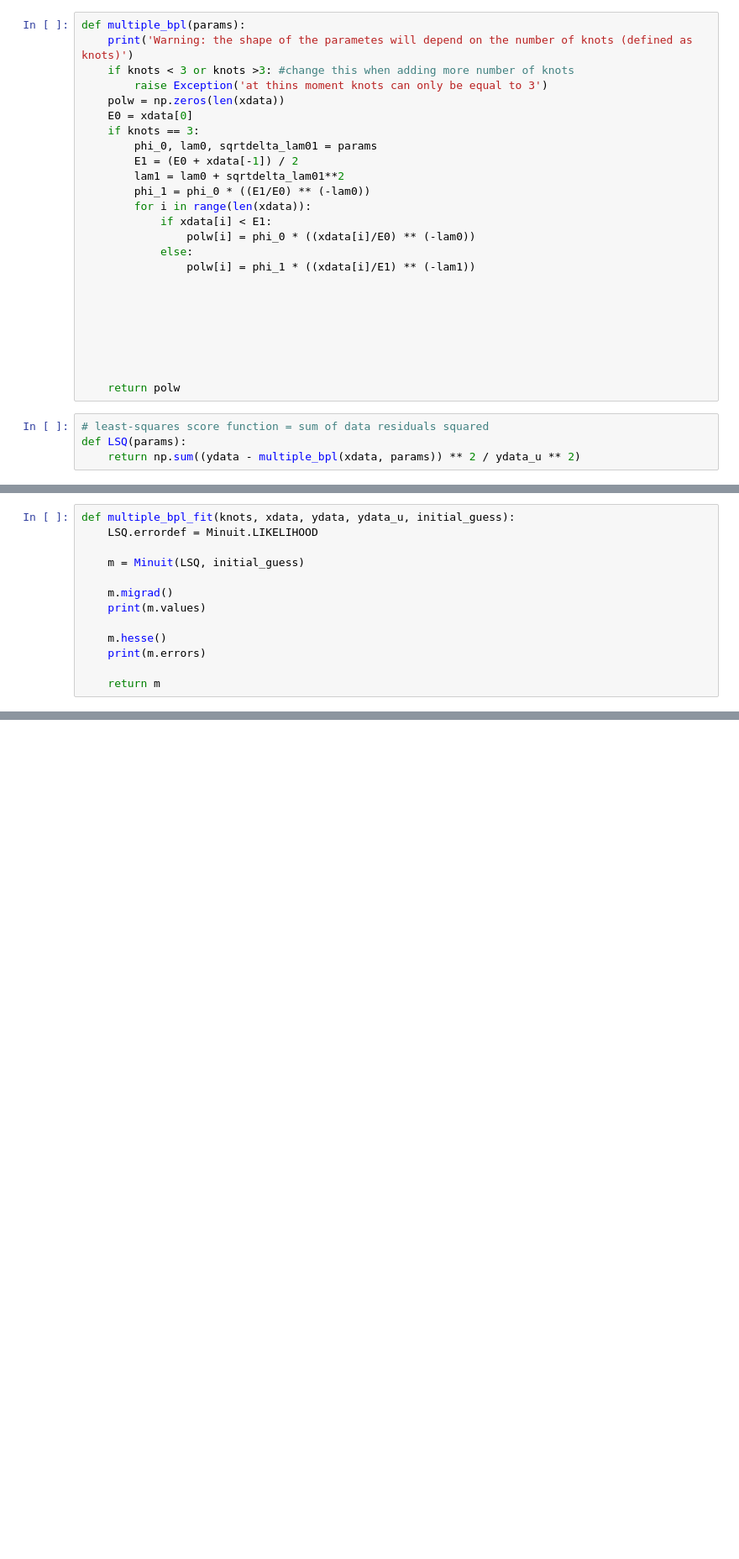
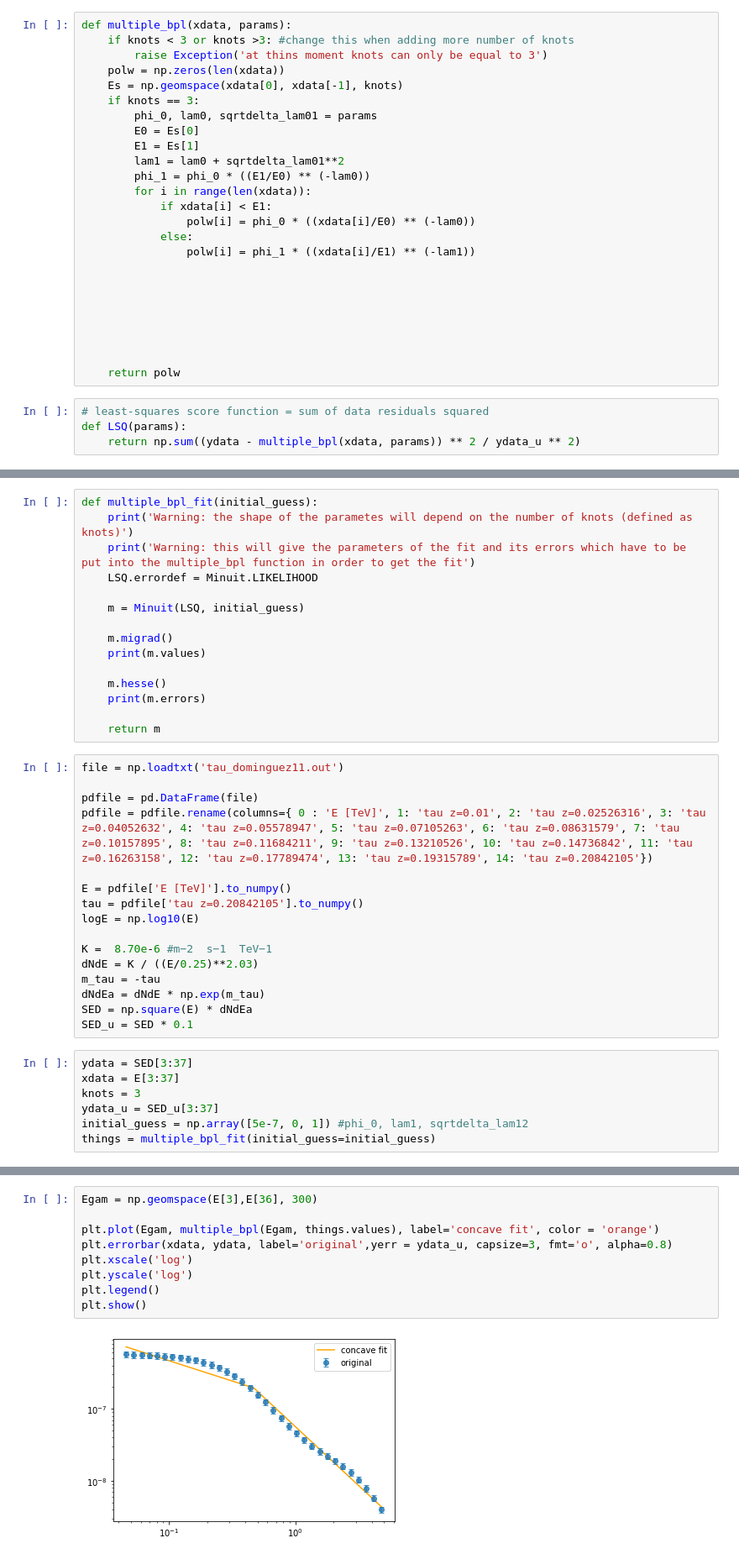
Before and after one commit to R-Grau/EBLpy, a Jupyter notebook: Multiple_Broken_power_law.ipynb, the cells around one changed output, grey strips where cells are left out. Shown: that part at 84% size. Cells and saved outputs as stored; diff of their text form; blank space fills up the shorter version.

Commit message:
Fixed mistakes and added a test
Will add knots = 4 and knots = 5 soon

```diff
--- a/Multiple_Broken_power_law.ipynb
+++ b/Multiple_Broken_power_law.ipynb
@@ -50,15 +50,15 @@ In this case we will define the multiple broken power law, but as it depends on
 # %% [markdown]
 from now on the position of the knots will not be a free parameter anymore in order to make the convergence of the fit easier
 # %%
-def multiple_bpl(params):
-    print('Warning: the shape of the parametes will depend on the number of knots (defined as knots)')
+def multiple_bpl(xdata, params):
     if knots < 3 or knots >3: #change this when adding more number of knots
         raise Exception('at thins moment knots can only be equal to 3')
     polw = np.zeros(len(xdata))
-    E0 = xdata[0]
+    Es = np.geomspace(xdata[0], xdata[-1], knots)
     if knots == 3:
         phi_0, lam0, sqrtdelta_lam01 = params
-        E1 = (E0 + xdata[-1]) / 2
+        E0 = Es[0]
+        E1 = Es[1]
         lam1 = lam0 + sqrtdelta_lam01**2
         phi_1 = phi_0 * ((E1/E0) ** (-lam0))
         for i in range(len(xdata)):
@@ -81,5 +83,7 @@ def LSQ(params):
 # %%
-def multiple_bpl_fit(knots, xdata, ydata, ydata_u, initial_guess):
+def multiple_bpl_fit(initial_guess):
+    print('Warning: the shape of the parametes will depend on the number of knots (defined as knots)')
+    print('Warning: this will give the parameters of the fit and its errors which have to be put into the multiple_bpl function in order to get the fit')
     LSQ.errordef = Minuit.LIKELIHOOD
 
     m = Minuit(LSQ, initial_guess)
@@ -91,3 +95,26 @@ def multiple_bpl_fit(knots, xdata, ydata, ydata_u, initial_guess):
     print(m.errors)
 
     return m
+# %%
+file = np.loadtxt('tau_dominguez11.out')
+
+pdfile = pd.DataFrame(file)
+pdfile = pdfile.rename(columns={ 0 : 'E [TeV]', 1: 'tau z=0.01', 2: 'tau z=0.02526316', 3: 'tau z=0.04052632', 4: 'tau z=0.05578947', 5: 'tau z=0.07105263', 6: 'tau z=0.08631579', 7: 'tau z=0.10157895', 8: 'tau z=0.11684211', 9: 'tau z=0.13210526', 10: 'tau z=0.14736842', 11: 'tau z=0.16263158', 12: 'tau z=0.17789474', 13: 'tau z=0.19315789', 14: 'tau z=0.20842105'})
+
+E = pdfile['E [TeV]'].to_numpy()
+tau = pdfile['tau z=0.20842105'].to_numpy()
+logE = np.log10(E)
+
+K =  8.70e-6 #m−2  s−1  TeV−1
+dNdE = K / ((E/0.25)**2.03)
+m_tau = -tau
+dNdEa = dNdE * np.exp(m_tau)
+SED = np.square(E) * dNdEa
+SED_u = SED * 0.1
+# %%
+ydata = SED[3:37]
+xdata = E[3:37]
+knots = 3
+ydata_u = SED_u[3:37]
+initial_guess = np.array([5e-7, 0, 1]) #phi_0, lam1, sqrtdelta_lam12
+things = multiple_bpl_fit(initial_guess=initial_guess)
@@ -93,0 +126,11 @@ def multiple_bpl_fit(knots, xdata, ydata, ydata_u, initial_guess):
+# %%
+Egam = np.geomspace(E[3],E[36], 300)
+
+plt.plot(Egam, multiple_bpl(Egam, things.values), label='concave fit', color = 'orange')
+plt.errorbar(xdata, ydata, label='original',yerr = ydata_u, capsize=3, fmt='o', alpha=0.8)
+plt.xscale('log')
+plt.yscale('log')
+plt.legend()
+plt.show()
+# %% [output]
+[figure, added]
```
Also changed, not shown: parts of 2 cells of this notebook.
